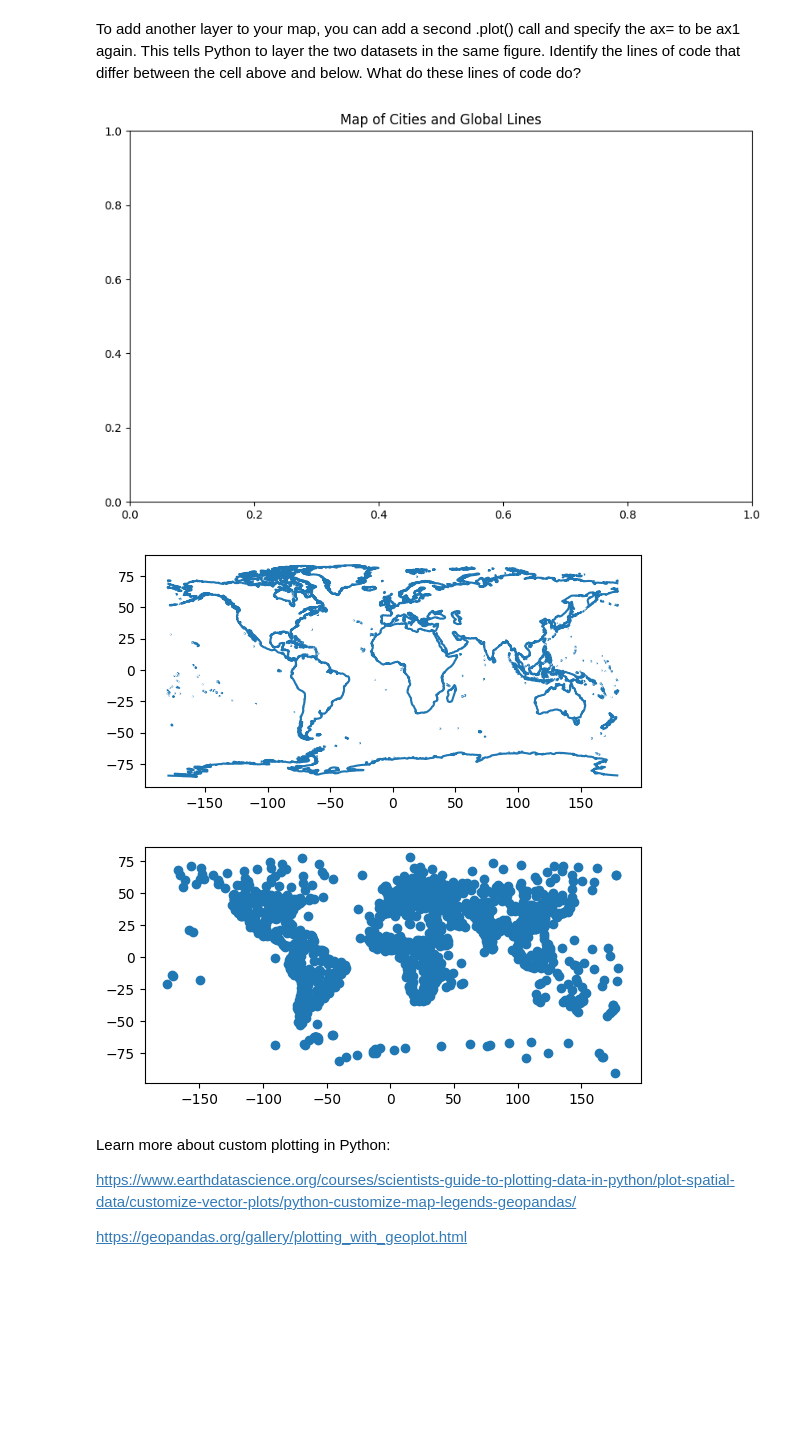
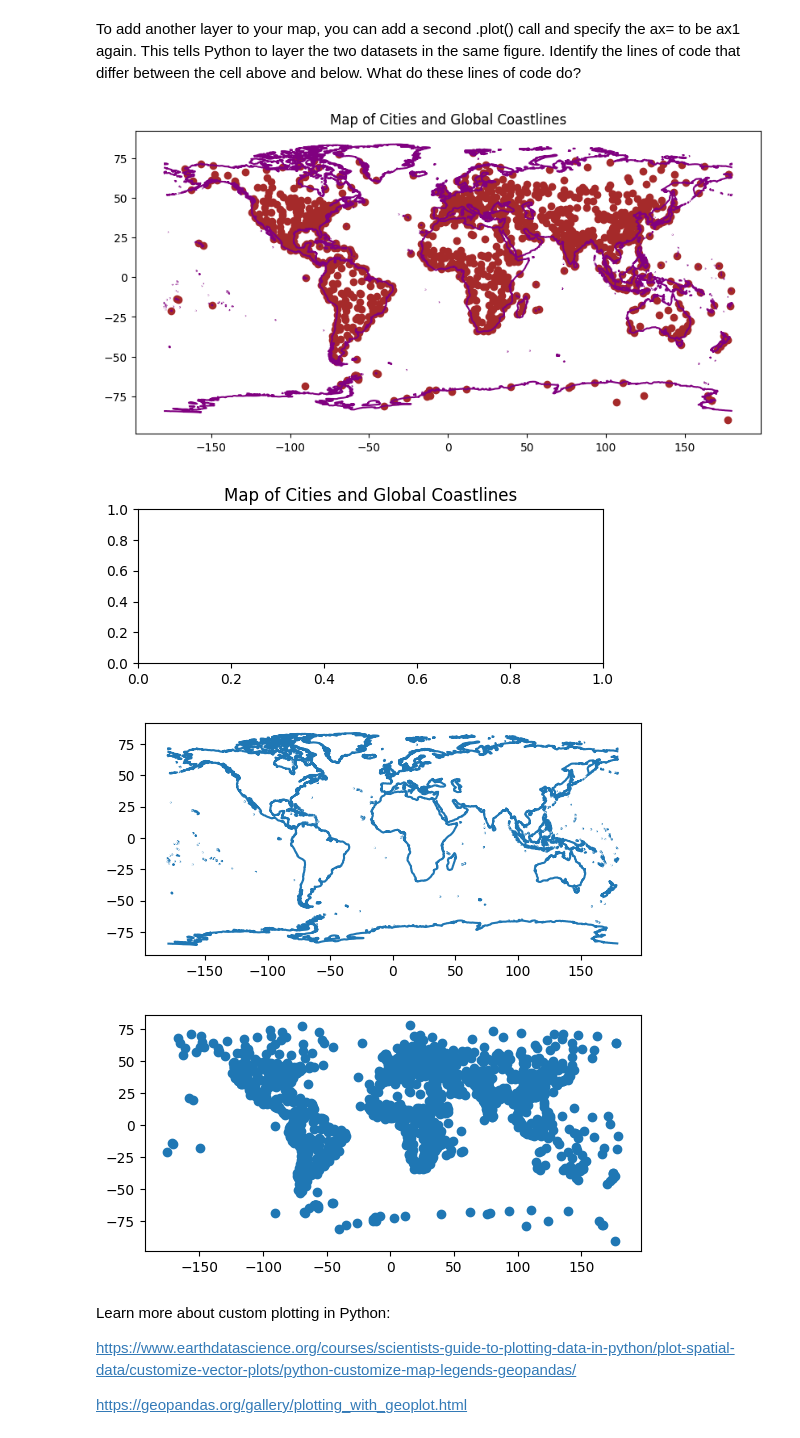
Before and after one commit to samposoini/WaterDig, a Jupyter notebook: CodeSprints/VectorData101.ipynb, the cells around one changed output. Drawn from its saved outputs; the diff is of its cells as text; code cells hidden in the pictures; blank space fills up the shorter version.

```diff
--- a/CodeSprints/VectorData101.ipynb
+++ b/CodeSprints/VectorData101.ipynb
@@ -305,20 +306,26 @@ coastlines.plot(ax=ax1,
 To add another layer to your map, you can add a second .plot() call and specify the ax= to be ax1 again. This tells Python to layer the two datasets in the same figure. Identify the lines of code that differ between the cell above and below. What do these lines of code do?
 # %%
 # Create a map or plot with two data layers
+f, ax1 = plt.subplots(figsize=(10, 6))
+coastlines.plot(ax=ax1, color="purple")
+cities.plot(ax=ax1, color="brown")
+ax1.set(title="Map of Cities and Global Coastlines")
+plt.show()
 
 #Experiment! What happens if you remove ax=ax1 from coastlines.plot() and cities.plot()?
 
-f, ax1 = plt.subplots(figsize=(10, 6))
+f, ax1 = plt.subplots(figsize=(6, 2))
 coastlines.plot()
 cities.plot()
 
 # Add a title
-ax1.set(title="Map of Cities and Global Lines")
+ax1.set(title="Map of Cities and Global Coastlines")
 plt.show()
 # %% [output]
-[figure, old version]
+[figure, new version]
-[figure, old version]
+[figure, new version]
-[figure, old version]
+[figure, new version]
+[figure, added]
 # %% [markdown]
 Learn more about custom plotting in Python:
 
```
Also changed, not shown: parts of 5 cells of this notebook.
